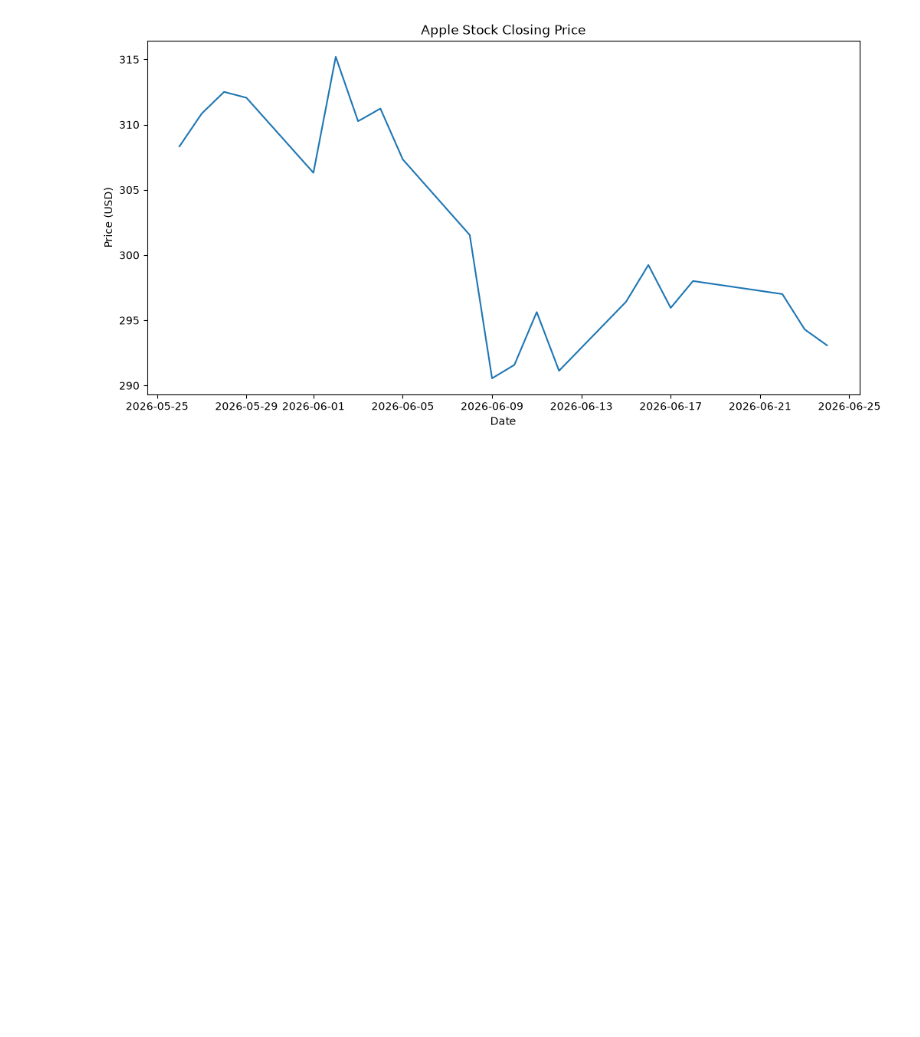
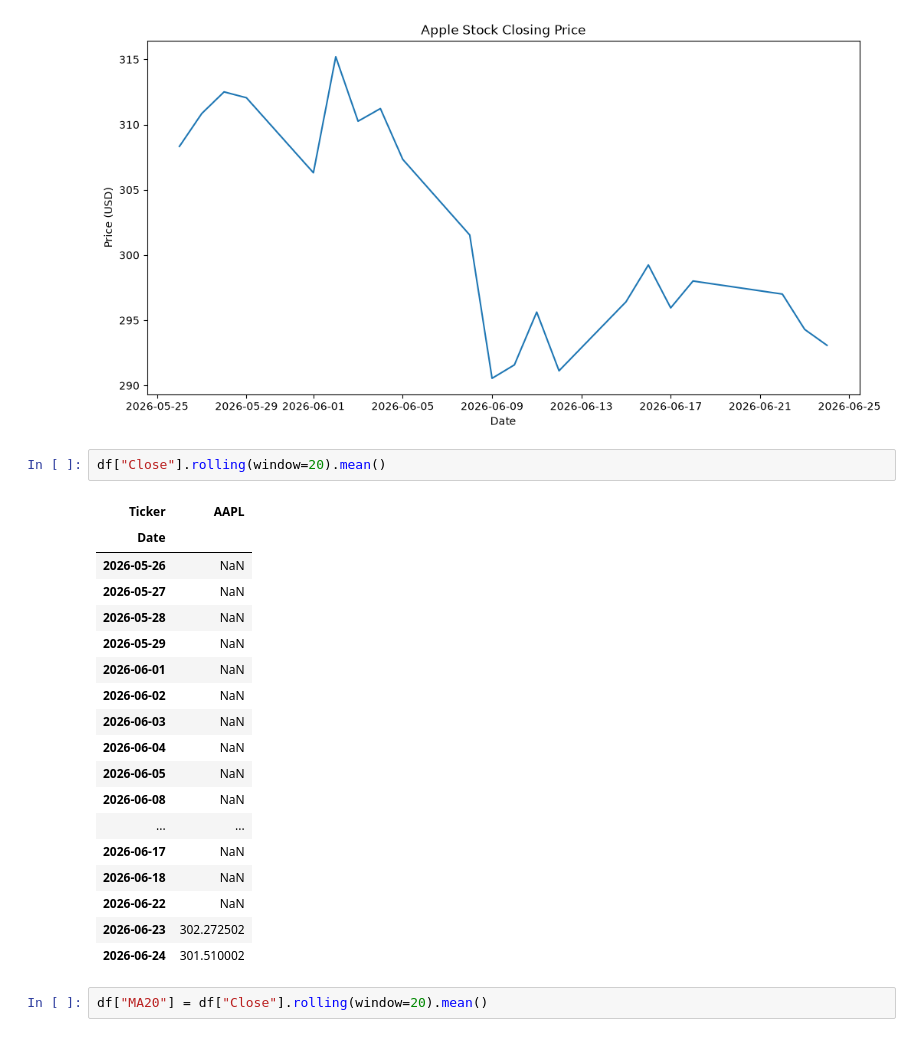
Before and after one commit to aaliya0704/Stock-Price-Analysis, a Jupyter notebook: stock_analysis.ipynb, the cells around one changed output. Drawn from its saved outputs; the diff is of its cells as text; blank space fills up the shorter version.

```diff
--- a/stock_analysis.ipynb
+++ b/stock_analysis.ipynb
@@ -46,3 +46,26 @@ plt.ylabel("Price (USD)")
 plt.show()
 # %% [output]
 [figure]
+# %%
+df["Close"].rolling(window=20).mean()
+# %% [output]
+| Ticker | AAPL |
+| Date |  |
+| 2026-05-26 | NaN |
+| 2026-05-27 | NaN |
+| 2026-05-28 | NaN |
+| 2026-05-29 | NaN |
+| 2026-06-01 | NaN |
+| 2026-06-02 | NaN |
+| 2026-06-03 | NaN |
+| 2026-06-04 | NaN |
+| 2026-06-05 | NaN |
+| 2026-06-08 | NaN |
+| ... | ... |
+| 2026-06-17 | NaN |
+| 2026-06-18 | NaN |
+| 2026-06-22 | NaN |
+| 2026-06-23 | 302.272502 |
+| 2026-06-24 | 301.510002 |
+# %%
+df["MA20"] = df["Close"].rolling(window=20).mean()
```
Also changed, not shown: parts of 2 cells of this notebook.
